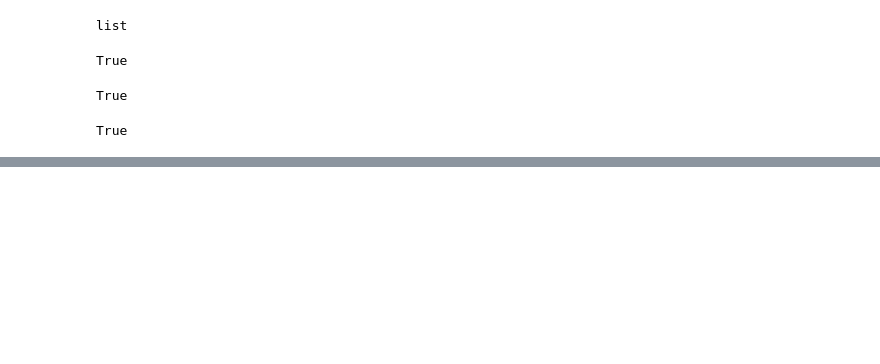
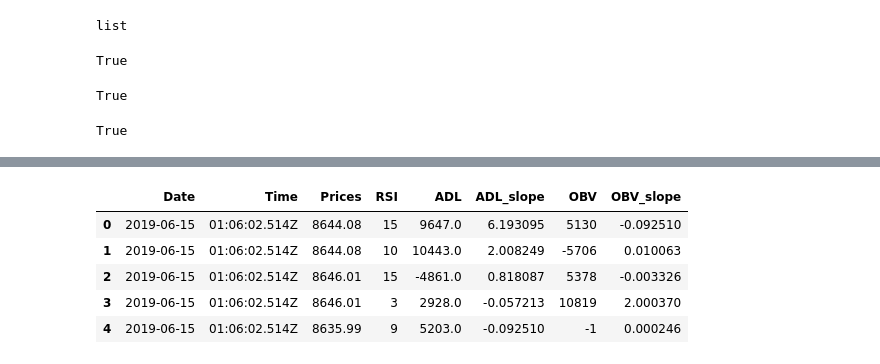
Before and after one commit to bnonni/CryptoApp, a Jupyter notebook: ANN/Crypto_ANN.ipynb, the cells around one changed output, grey strips where cells are left out. Cells and saved outputs as stored; diff of their text form; code cells hidden in the pictures; blank space fills up the shorter version.

```diff
--- a/ANN/Crypto_ANN.ipynb
+++ b/ANN/Crypto_ANN.ipynb
@@ -158,0 +226,15 @@ gc.collect()
+# %%
+ADL_avg = BTC_df.ADL.mean()
+ADL_slp_avg = BTC_df.ADL_slope.mean()
+OBV_slp_avg = BTC_df.OBV_slope.mean()
+# %%
+values = {'ADL': ADL_avg, 'ADL_slope': ADL_slp_avg, 'OBV_slope': OBV_slp_avg}
+BTC_df = BTC_df.fillna(value=values)
+BTC_df.head()
+# %% [output]
+|  | Date | Time | Prices | RSI | ADL | ADL_slope | OBV | OBV_slope |
+| 0 | 2019-06-15 | 01:06:02.514Z | 8644.08 | 15 | 9647.0 | 6.193095 | 5130 | -0.092510 |
+| 1 | 2019-06-15 | 01:06:02.514Z | 8644.08 | 10 | 10443.0 | 2.008249 | -5706 | 0.010063 |
+| 2 | 2019-06-15 | 01:06:02.514Z | 8646.01 | 15 | -4861.0 | 0.818087 | 5378 | -0.003326 |
+| 3 | 2019-06-15 | 01:06:02.514Z | 8646.01 | 3 | 2928.0 | -0.057213 | 10819 | 2.000370 |
+| 4 | 2019-06-15 | 01:06:02.514Z | 8635.99 | 9 | 5203.0 | -0.092510 | -1 | 0.000246 |
```
Also changed, not shown: parts of 20 cells of this notebook, 1 other file.
